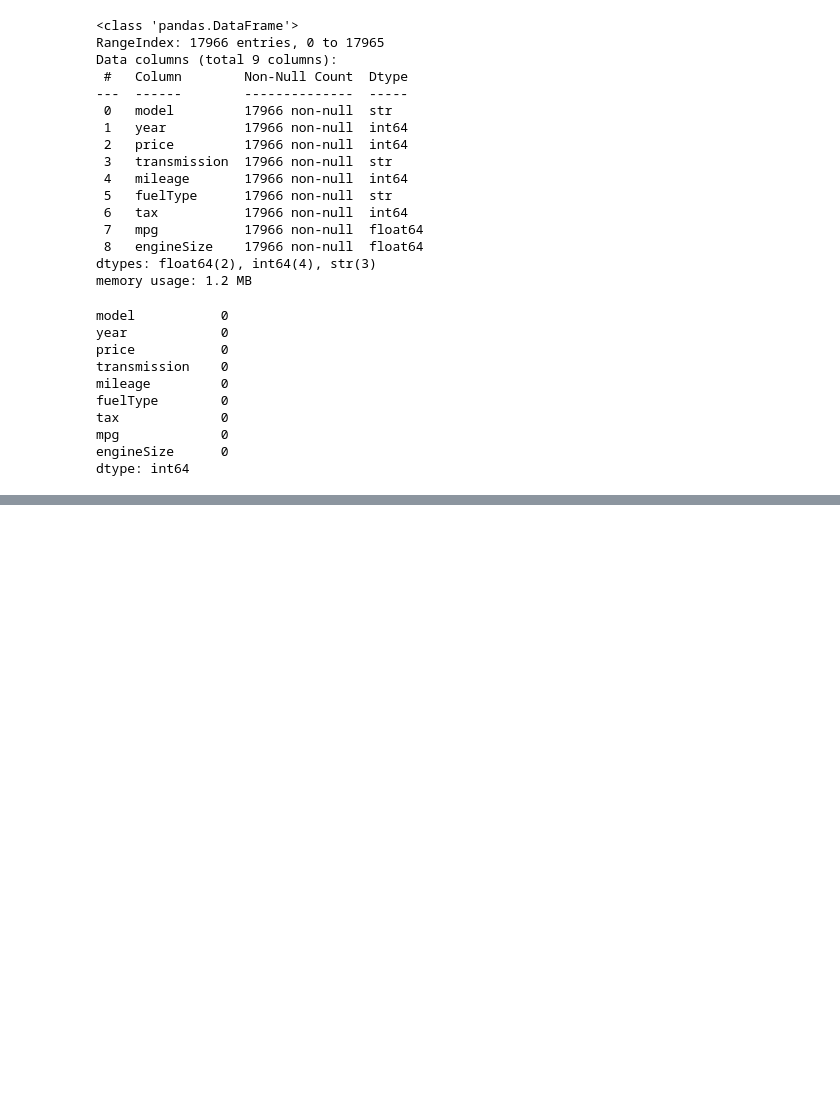
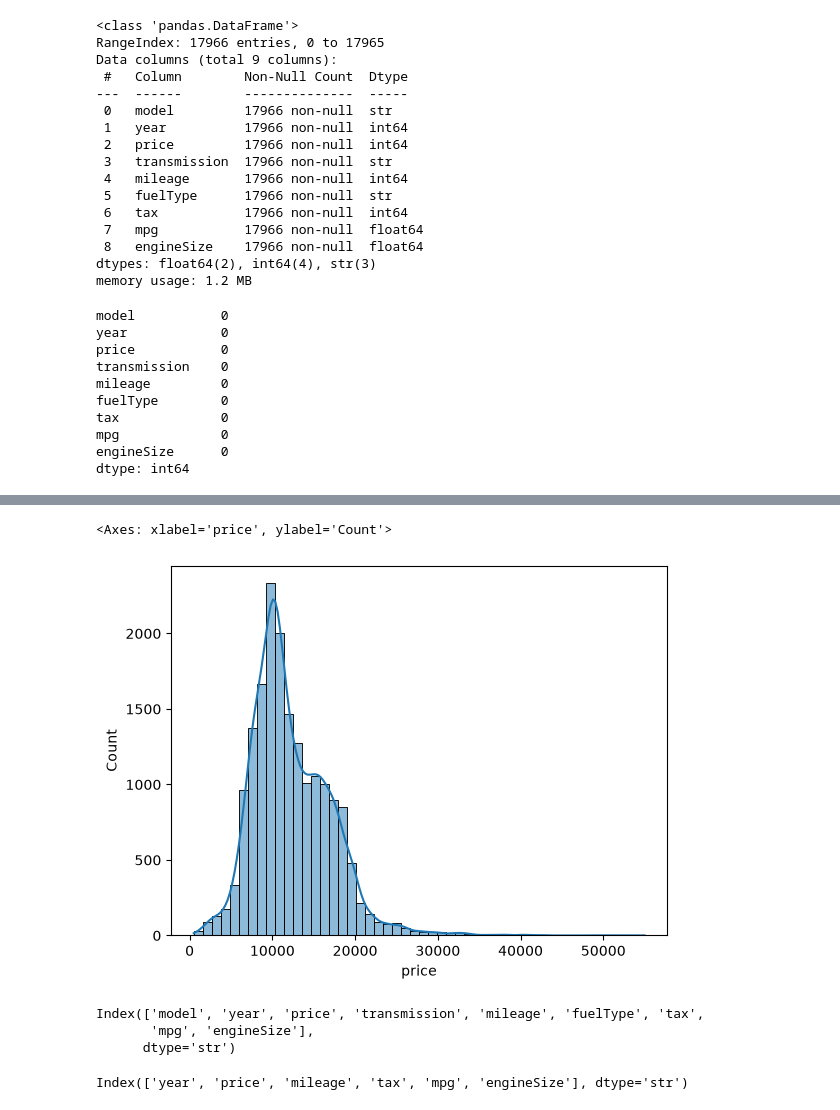
Before and after one commit to subhajit404/Car-Price-Prediction, a Jupyter notebook: main.ipynb, the cells around one changed output, grey strips where cells are left out. Cells and saved outputs as stored; diff of their text form; code cells hidden in the pictures; blank space fills up the shorter version.

```diff
--- a/main.ipynb
+++ b/main.ipynb
@@ -52,0 +65,5 @@ dtype: int64
+# %%
+sns.histplot(df['price'],bins=50,kde=50)
+# %% [output]
+<Axes: xlabel='price', ylabel='Count'>
+[figure, added]
@@ -52,0 +72,10 @@ dtype: int64
+# %%
+df.columns
+# %% [output]
+Index(['model', 'year', 'price', 'transmission', 'mileage', 'fuelType', 'tax',
+       'mpg', 'engineSize'],
+      dtype='str')
+# %%
+df.describe().columns
+# %% [output]
+Index(['year', 'price', 'mileage', 'tax', 'mpg', 'engineSize'], dtype='str')
```
Also changed, not shown: parts of 15 cells of this notebook.
